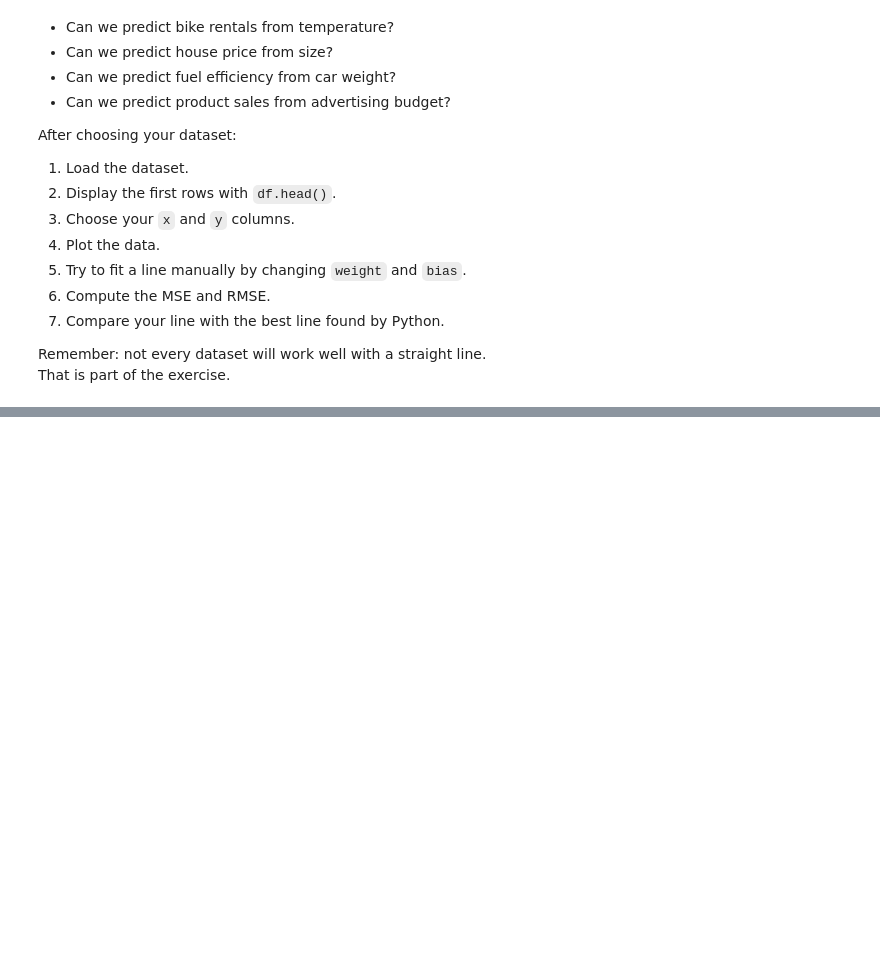
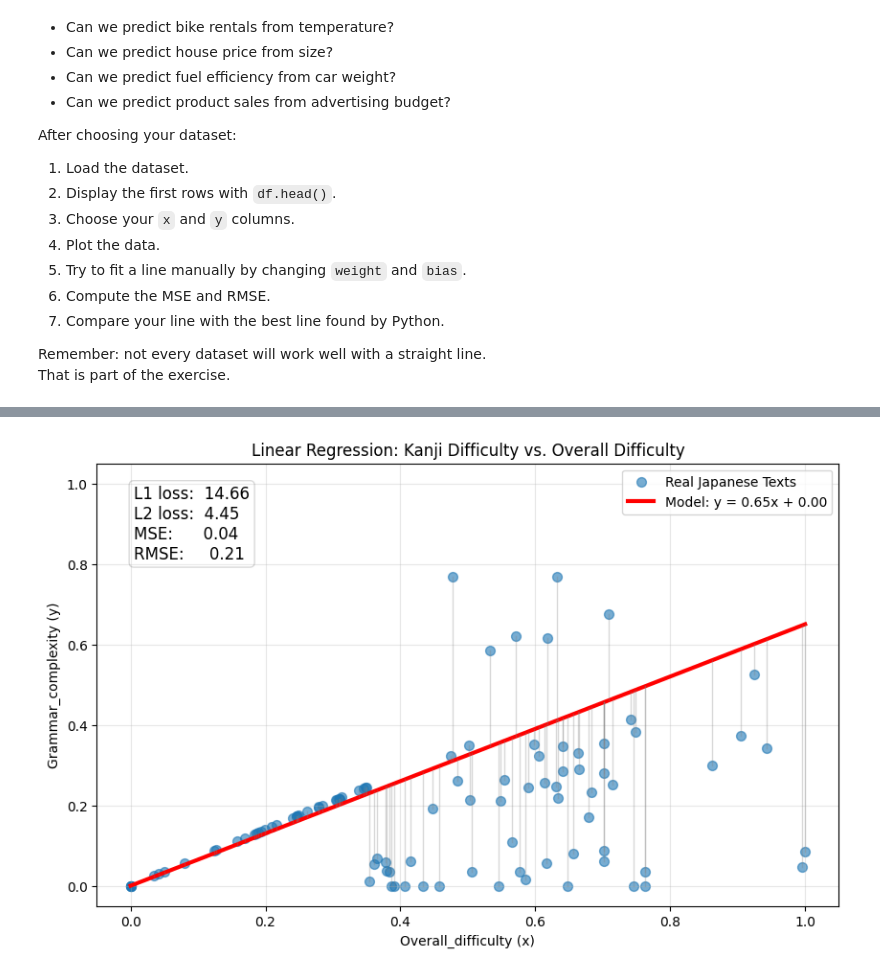
Before and after one commit to NMH1203/ml-course, a Jupyter notebook: docs/2-Linear-Regression/01-linear-regression-basics.ipynb, the cells around one changed output, grey strips where cells are left out. Drawn from its saved outputs; the diff is of its cells as text; code cells hidden in the pictures; blank space fills up the shorter version.

```diff
--- a/docs/2-Linear-Regression/01-linear-regression-basics.ipynb
+++ b/docs/2-Linear-Regression/01-linear-regression-basics.ipynb
@@ -384,0 +394,92 @@ That is part of the exercise.
+# %%
+import numpy as np
+import matplotlib.pyplot as plt
+from datasets import load_dataset
+import pandas as pd
+
+
+dataset = load_dataset('ronantakizawa/japanese-text-difficulty', split="train")
+df = dataset.to_pandas()
+
+
+X_column_name = 'overall_difficulty'
+Y_column_name = 'grammar_complexity'
+
+x = df[X_column_name].values[:100]
+y = df[Y_column_name].values[:100]
+
+# Manual weights
+weight = 0.65
+bias = 0
+
+# Predictions and errors
+y_pred = (weight * x) + bias
+residuals = y - y_pred
+
+l1 = np.sum(np.abs(residuals))
+l2 = np.sum(residuals ** 2)
+mse = np.mean(residuals ** 2)
+rmse = np.sqrt(mse)
+
+# Plotting
+plt.figure(figsize=(10, 6))
+
+# Plot actual data points (size reduced slightly so they don't overlap too much)
+plt.scatter(x, y, s=50, alpha=0.6, label="Real Japanese Texts")
+
+# Regression line (Changed range from 0-50 to 0-1 to match our data)
+x_line = np.linspace(0, 1, 100)
+y_line = weight * x_line + bias
+
+plt.plot(
+    x_line,
+    y_line,
+    color='red',
+    linewidth=3,
+    label=f"Model: y = {weight:.2f}x + {bias:.2f}"
+)
+
+for xi, yi, ypi in zip(x, y, y_pred):
+    plt.plot([xi, xi], [yi, ypi], color='gray', linewidth=1, alpha=0.3)
+
+
+plt.title("Linear Regression: Kanji Difficulty vs. Overall Difficulty")
+plt.xlabel("Overall_difficulty (x)")
+plt.ylabel("Grammar_complexity (y)")
+
+plt.xlim(-0.05, 1.05)
+plt.ylim(-0.05, 1.05)
+plt.grid(True, alpha=0.3)
+plt.legend()
+
+loss_text = (
+    f"L1 loss:  {l1:.2f}\n"
+    f"L2 loss:  {l2:.2f}\n"
+    f"MSE:      {mse:.2f}\n"
+    f"RMSE:     {rmse:.2f}"
+)
+
+plt.text(
+    0.05,
+    0.95,
+    loss_text,
+    transform=plt.gca().transAxes,
+    verticalalignment="top",
+    bbox=dict(boxstyle="round", alpha=0.15, facecolor="white"),
+    fontsize=12
+)
+
+plt.show()
+
+best_weight, best_bias = np.polyfit(x, y, 1)
+
+y_best = best_weight * x + best_bias
+best_mse = np.mean((y - y_best) ** 2)
+best_rmse = np.sqrt(best_mse)
+
+print(f"Best weight: {best_weight:.3f}")
+print(f"Best bias:   {best_bias:.3f}")
+print(f"Best MSE:    {best_mse:.3f}")
+print(f"Best RMSE:   {best_rmse:.3f}")
+# %% [output]
+[figure, added]
```
Also changed, not shown: parts of 2 cells of this notebook.
